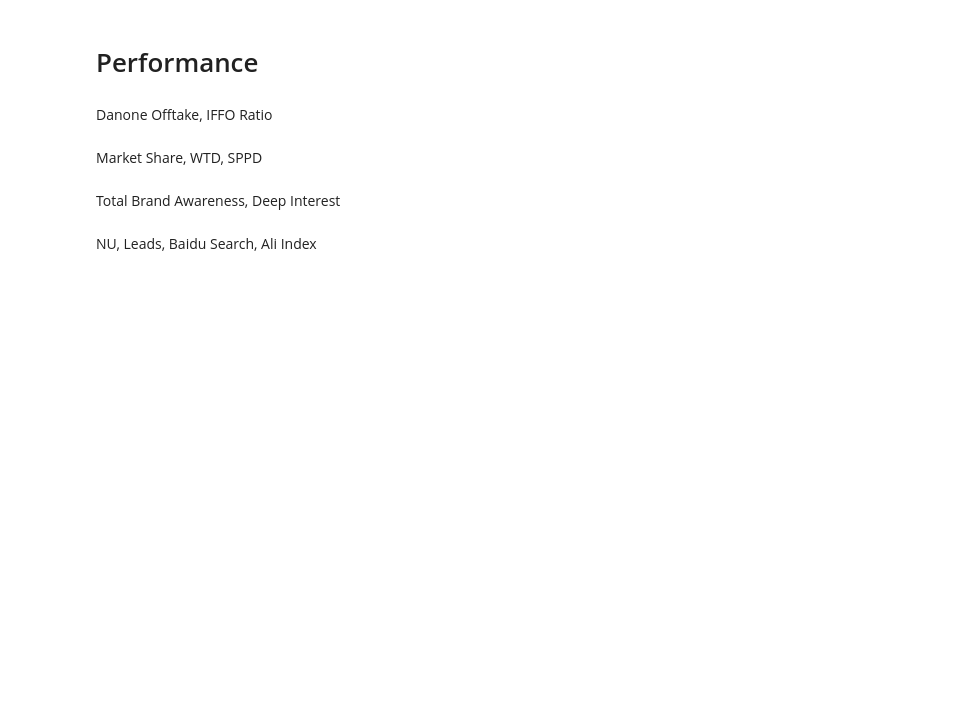
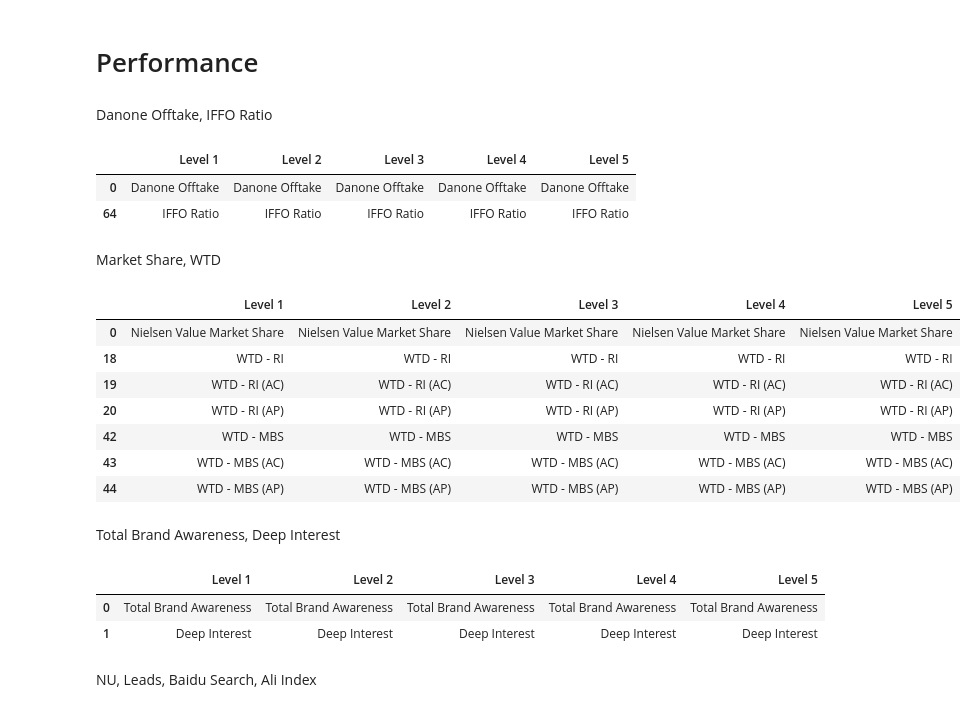
Before and after one commit to PPPPParadise/Danone-china-dc-visibility, a Jupyter notebook: process/merge_processed_data.ipynb, the cells around one changed output. Cells and saved outputs as stored; diff of their text form; code cells hidden in the pictures; blank space fills up the shorter version.

```diff
--- a/process/merge_processed_data.ipynb
+++ b/process/merge_processed_data.ipynb
@@ -18,7 +18,7 @@ config['BHT output'] = 'BHT 202001-04.xlsx'
 config['CRM cost output'] = 'CRM cost 202001-04.xlsx'
 config['CRM performance output'] = 'CRM performance 202001-04.xlsx'
 config['Trade support output'] = 'Trade support split 202001-04.xlsx'
-config['market_share_output'] = 'Market Share formatted 202001-05.xlsx'
+config['nielsen_output'] = 'Nielsen formatted 202001-05.xlsx'
 config['channel_output'] = 'Channel AnP split 202001-04.xlsx'
 
 #Output file
@@ -37,16 +37,29 @@ input_file_path = config['project_path'] + '/' \
 input_df = pd.read_excel(input_file_path, dtype=str)
 all_data = all_data.append(input_df, ignore_index=True)
 input_df[['Level 1', 'Level 2', 'Level 3', 'Level 4', 'Level 5']].drop_duplicates()
+# %% [output]
+|  | Level 1 | Level 2 | Level 3 | Level 4 | Level 5 |
+| 0 | Danone Offtake | Danone Offtake | Danone Offtake | Danone Offtake | Danone Offtake |
+| 64 | IFFO Ratio | IFFO Ratio | IFFO Ratio | IFFO Ratio | IFFO Ratio |
 # %% [markdown]
-Market Share, WTD, SPPD
+Market Share, WTD
 # %%
 input_file_path = config['project_path'] + '/' \
                         + config['temp_folder_path'] + '/' \
-                        + config['market_share_output']
+                        + config['nielsen_output']
 
 input_df = pd.read_excel(input_file_path, dtype=str)
 all_data = all_data.append(input_df, ignore_index=True)
 input_df[['Level 1', 'Level 2', 'Level 3', 'Level 4', 'Level 5']].drop_duplicates()
+# %% [output]
+|  | Level 1 | Level 2 | Level 3 | Level 4 | Level 5 |
+| 0 | Nielsen Value Market Share | Nielsen Value Market Share | Nielsen Value Market Share | Nielsen Value Market Share | Nielsen Value Market Share |
+| 18 | WTD - RI | WTD - RI | WTD - RI | WTD - RI | WTD - RI |
+| 19 | WTD - RI (AC) | WTD - RI (AC) | WTD - RI (AC) | WTD - RI (AC) | WTD - RI (AC) |
+| 20 | WTD - RI (AP) | WTD - RI (AP) | WTD - RI (AP) | WTD - RI (AP) | WTD - RI (AP) |
+| 42 | WTD - MBS | WTD - MBS | WTD - MBS | WTD - MBS | WTD - MBS |
+| 43 | WTD - MBS (AC) | WTD - MBS (AC) | WTD - MBS (AC) | WTD - MBS (AC) | WTD - MBS (AC) |
+| 44 | WTD - MBS (AP) | WTD - MBS (AP) | WTD - MBS (AP) | WTD - MBS (AP) | WTD - MBS (AP) |
 # %% [markdown]
 Total Brand Awareness, Deep Interest
 # %%
@@ -57,6 +70,10 @@ input_file_path = config['project_path'] + '/' \
 input_df = pd.read_excel(input_file_path, dtype=str)
 all_data = all_data.append(input_df, ignore_index=True)
 input_df[['Level 1', 'Level 2', 'Level 3', 'Level 4', 'Level 5']].drop_duplicates()
+# %% [output]
+|  | Level 1 | Level 2 | Level 3 | Level 4 | Level 5 |
+| 0 | Total Brand Awareness | Total Brand Awareness | Total Brand Awareness | Total Brand Awareness | Total Brand Awareness |
+| 1 | Deep Interest | Deep Interest | Deep Interest | Deep Interest | Deep Interest |
 # %% [markdown]
 NU, Leads, Baidu Search, Ali Index
 # %%
```
Also changed, not shown: parts of 7 cells of this notebook, 1 other file.
